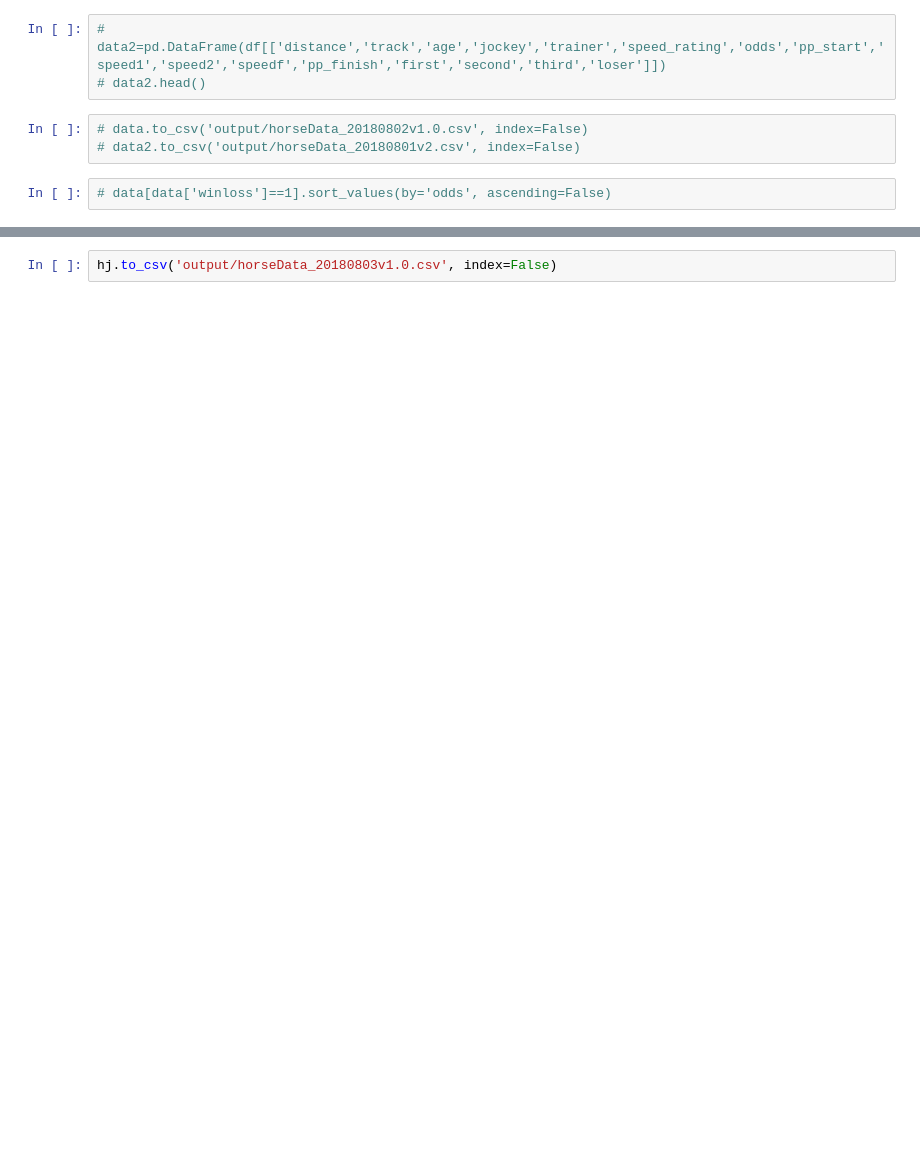
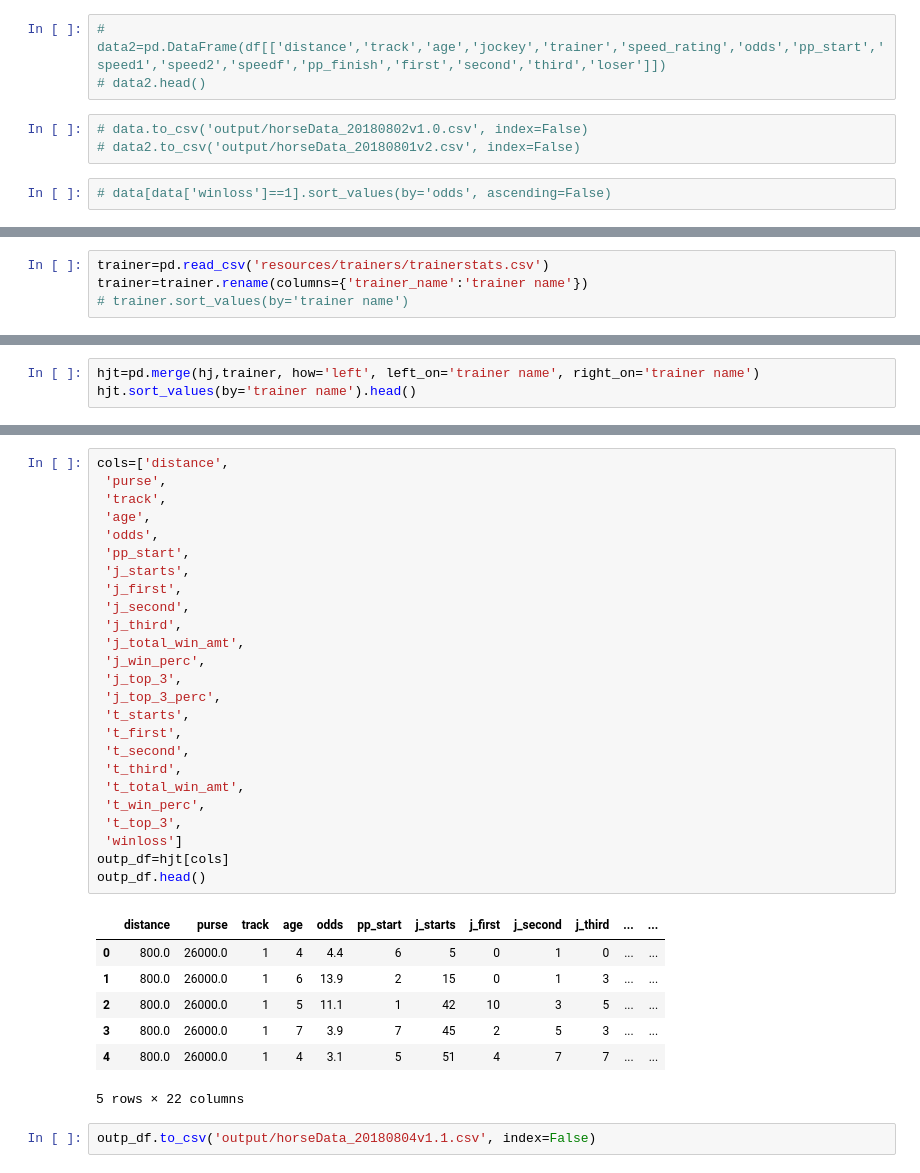
Before and after one commit to theBlindRooster/ML_HorseRacing, a Jupyter notebook: Horsiesv2.ipynb, the cells around one changed output, grey strips where cells are left out. Saved outputs shown, nothing was run; the diff lists cells and outputs as text; blank space fills up the shorter version.

```diff
--- a/Horsiesv2.ipynb
+++ b/Horsiesv2.ipynb
@@ -170,3 +145,7 @@ jockey.sort_values(by='jockey name')
+# %%
+trainer=pd.read_csv('resources/trainers/trainerstats.csv')
+trainer=trainer.rename(columns={'trainer_name':'trainer name'})
+# trainer.sort_values(by='trainer name')
 # %%
 hj=pd.merge(data,jockey, how='left', left_on='jockey name', right_on='jockey name')
 hj.sort_values(by='jockey name').head()
@@ -180,0 +161,3 @@ hj.sort_values(by='jockey name').head()
+# %%
+hjt=pd.merge(hj,trainer, how='left', left_on='trainer name', right_on='trainer name')
+hjt.sort_values(by='trainer name').head()
@@ -181,2 +206,35 @@ hj.sort_values(by='jockey name').head()
+# %%
+cols=['distance',
+ 'purse',
+ 'track',
+ 'age',
+ 'odds',
+ 'pp_start',
+ 'j_starts',
+ 'j_first',
+ 'j_second',
+ 'j_third',
+ 'j_total_win_amt',
+ 'j_win_perc',
+ 'j_top_3',
+ 'j_top_3_perc',
+ 't_starts',
+ 't_first',
+ 't_second',
+ 't_third',
+ 't_total_win_amt',
+ 't_win_perc',
+ 't_top_3',
+ 'winloss']
+outp_df=hjt[cols]
+outp_df.head()
+# %% [output]
+|  | distance | purse | track | age | odds | pp_start | j_starts | j_first | j_second | j_third | ... | ... |
+| 0 | 800.0 | 26000.0 | 1 | 4 | 4.4 | 6 | 5 | 0 | 1 | 0 | ... | ... |
+| 1 | 800.0 | 26000.0 | 1 | 6 | 13.9 | 2 | 15 | 0 | 1 | 3 | ... | ... |
+| 2 | 800.0 | 26000.0 | 1 | 5 | 11.1 | 1 | 42 | 10 | 3 | 5 | ... | ... |
+| 3 | 800.0 | 26000.0 | 1 | 7 | 3.9 | 7 | 45 | 2 | 5 | 3 | ... | ... |
+| 4 | 800.0 | 26000.0 | 1 | 4 | 3.1 | 5 | 51 | 4 | 7 | 7 | ... | ... |
+5 rows × 22 columns
 # %%
-hj.to_csv('output/horseData_20180803v1.0.csv', index=False)
+outp_df.to_csv('output/horseData_20180804v1.1.csv', index=False)
```
Also changed, not shown: parts of 13 cells of this notebook, 4 other files.
